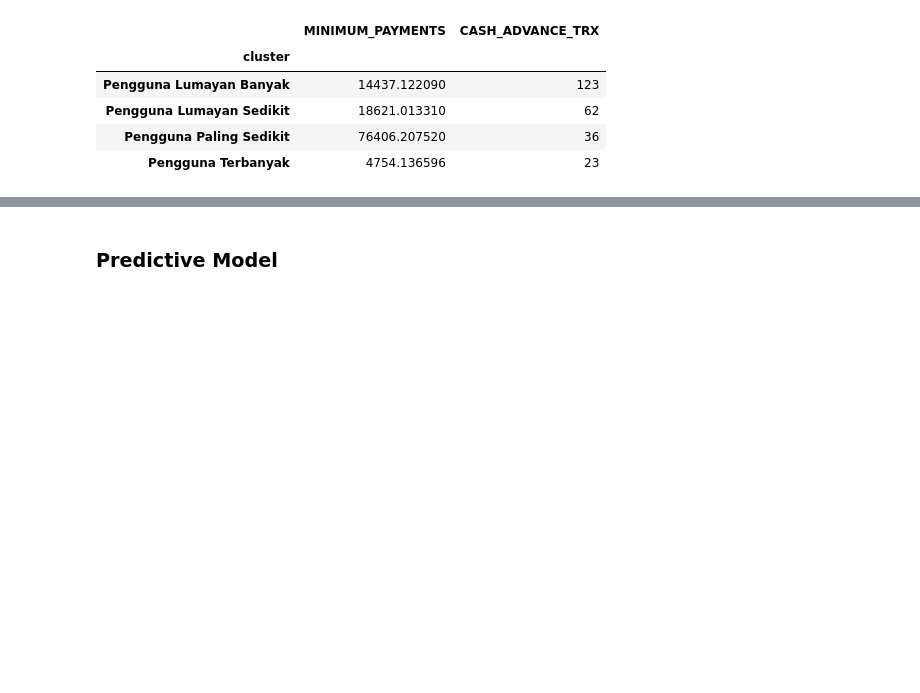
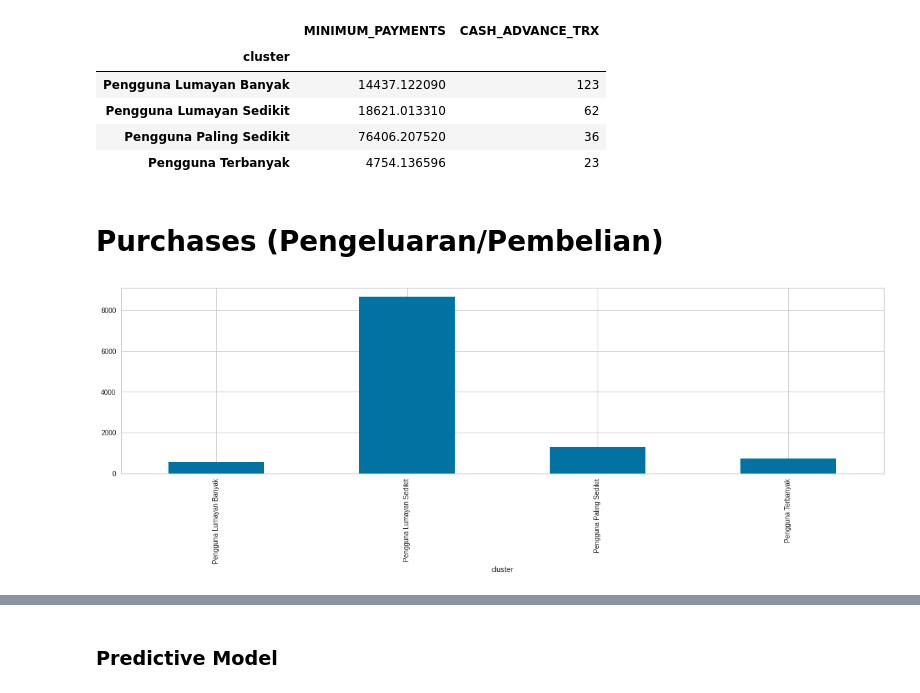
Before and after one commit to vistasasmitapadmanagara/H8_4_Vista, a Jupyter notebook: projek4_clustering/notebook/Projek_4_Credit_Card.ipynb, the cells around one changed output, grey strips where cells are left out. Saved outputs shown, nothing was run; the diff lists cells and outputs as text; code cells hidden in the pictures; blank space fills up the shorter version.

```diff
--- a/projek4_clustering/notebook/Projek_4_Credit_Card.ipynb
+++ b/projek4_clustering/notebook/Projek_4_Credit_Card.ipynb
@@ -433,3 +429,10 @@ eval_df.groupby('cluster')['MINIMUM_PAYMENTS', 'CASH_ADVANCE_TRX'].max()
 | Pengguna Lumayan Sedikit | 18621.013310 | 62 |
 | Pengguna Paling Sedikit | 76406.207520 | 36 |
 | Pengguna Terbanyak | 4754.136596 | 23 |
+# %% [markdown]
+# Purchases (Pengeluaran/Pembelian)
+# %%
+eval_df.groupby('cluster')['PURCHASES'].mean().plot(kind='bar', figsize=(20,5))
+plt.show()
+# %% [output]
+[figure, added]
```
Also changed, not shown: parts of 4 cells of this notebook.
